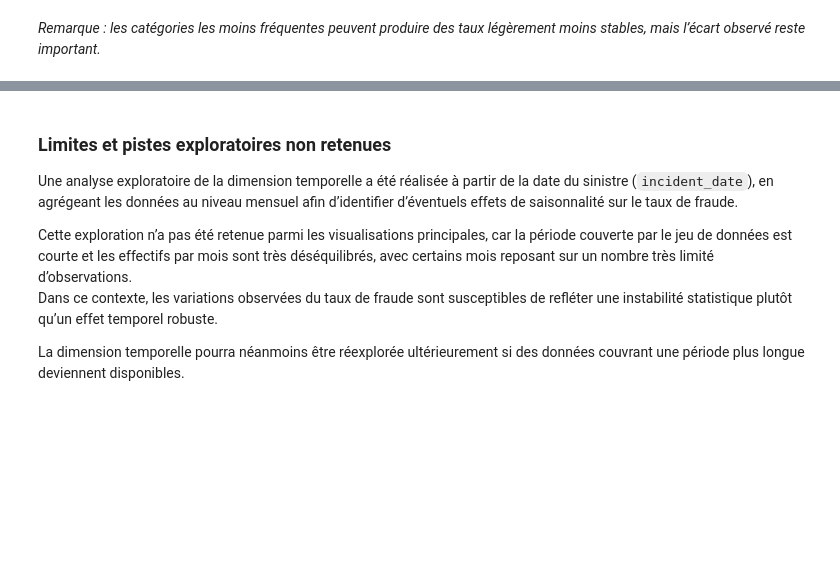
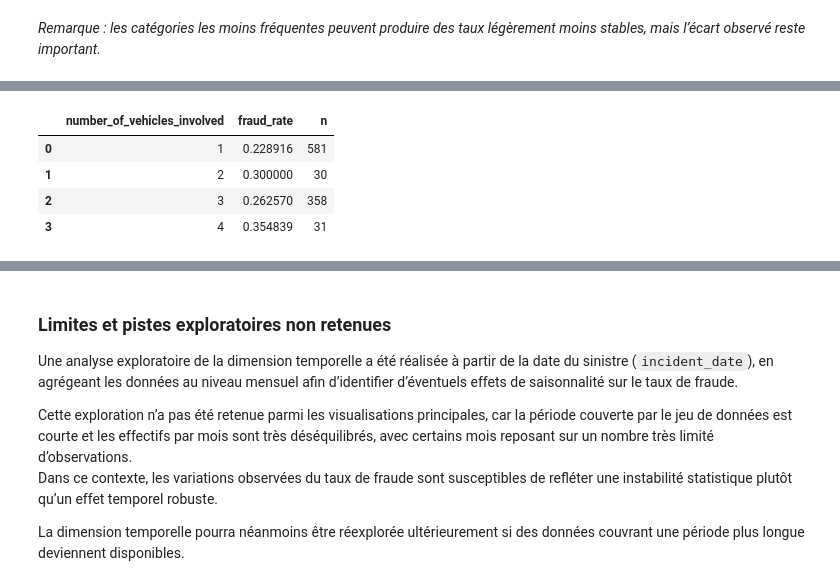
Before and after one commit to DataScientest-Studio/sep25cds_predisinistre, a Jupyter notebook: notebooks/01_EDA.ipynb, the cells around one changed output, grey strips where cells are left out. Saved outputs shown, nothing was run; the diff lists cells and outputs as text; code cells hidden in the pictures; blank space fills up the shorter version.

```diff
--- a/notebooks/01_EDA.ipynb
+++ b/notebooks/01_EDA.ipynb
@@ -848,0 +759,22 @@ Compte tenu de la courte période couverte et des déséquilibres d’effectifs
+# %%
+# Ordre naturel des modalités (1,2,3,4) + effectifs par modalité
+order_veh = sorted(df["number_of_vehicles_involved"].dropna().unique())
+
+veh_stats = (
+    df.assign(fraud_bin=(df["fraud_reported"] == "Y").astype(int))
+      .groupby("number_of_vehicles_involved")
+      .agg(
+          fraud_rate=("fraud_bin", "mean"),
+          n=("fraud_bin", "size")
+      )
+      .reindex(order_veh)
+      .reset_index()
+)
+
+veh_stats
+# %% [output]
+|  | number_of_vehicles_involved | fraud_rate | n |
+| 0 | 1 | 0.228916 | 581 |
+| 1 | 2 | 0.300000 | 30 |
+| 2 | 3 | 0.262570 | 358 |
+| 3 | 4 | 0.354839 | 31 |
```
Also changed, not shown: parts of 39 cells of this notebook, 1 other file.
